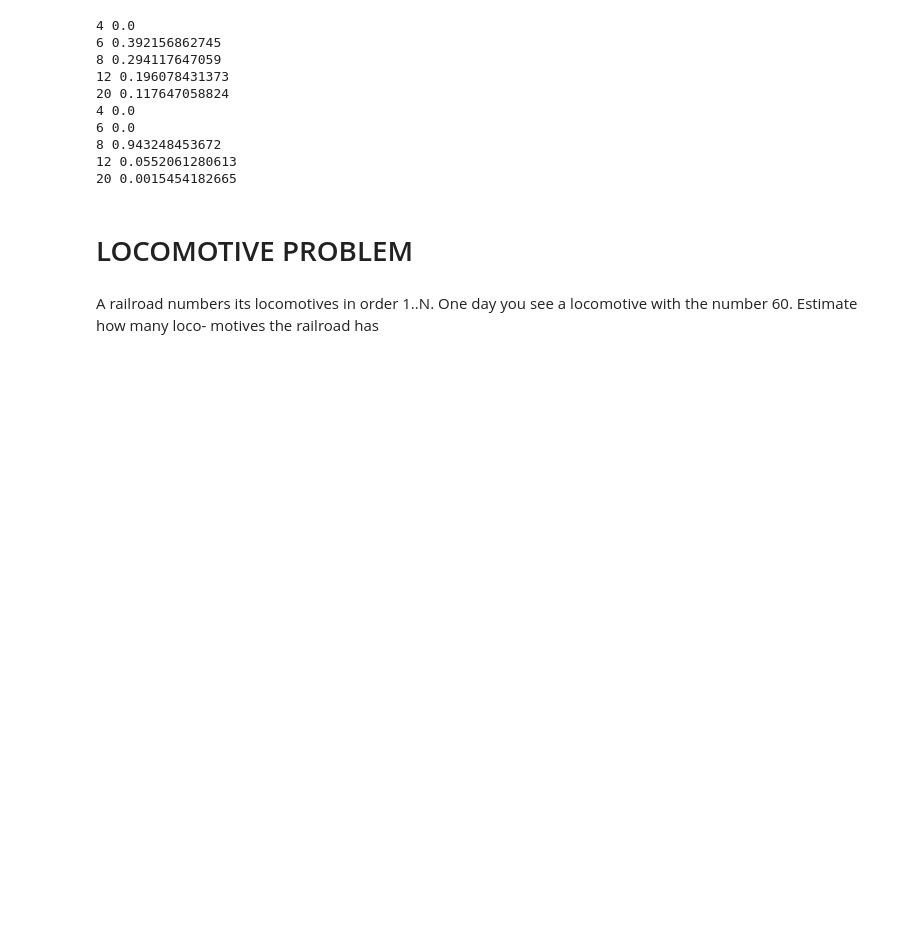
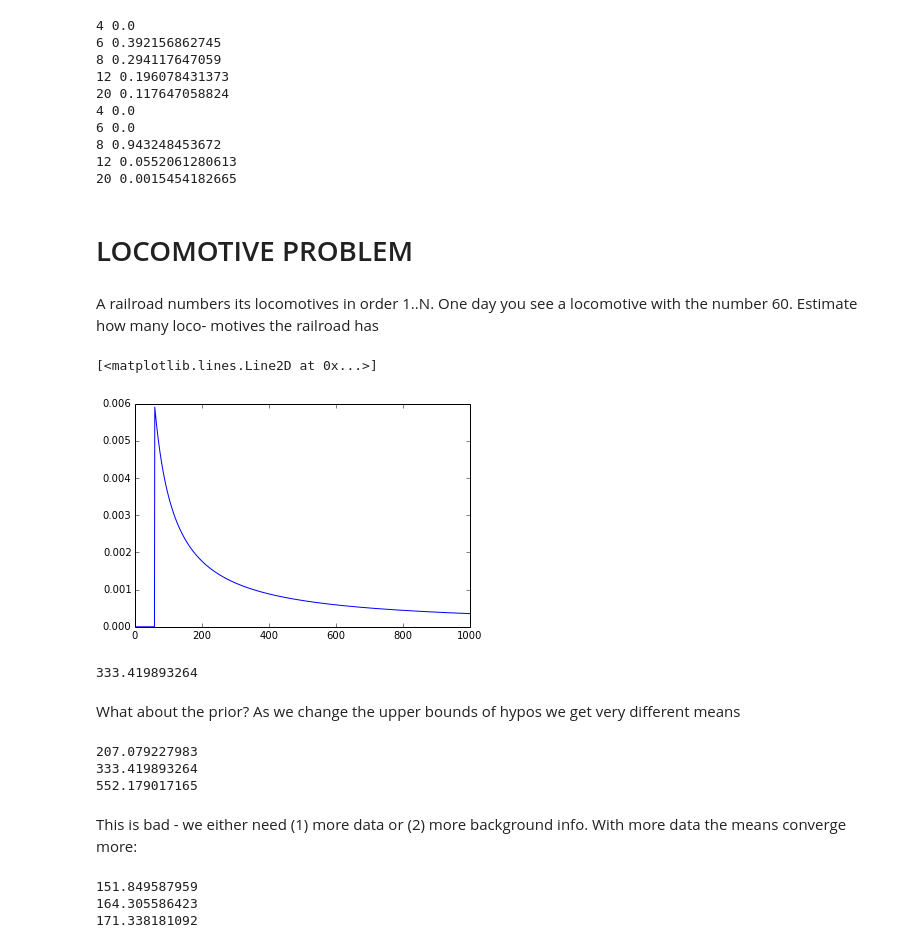
Before and after one commit to tfolkman/BayesForHackers, a Jupyter notebook: ThinkBayes.ipynb, the cells around one changed output. Cells and saved outputs as stored; diff of their text form; code cells hidden in the pictures; blank space fills up the shorter version.

```diff
--- a/ThinkBayes.ipynb
+++ b/ThinkBayes.ipynb
@@ -104,3 +107,59 @@ suite.Print()
 A railroad numbers its locomotives in order 1..N. One day you
 see a locomotive with the number 60. Estimate how many loco-
 motives the railroad has
+# %%
+#CREATE LIKELIHOOD FUNCTION
+
+class Train(Suite):
+    def Likelihood(self,data,hypo):
+        if hypo < data:
+            return 0
+        else:
+            return 1.0/hypo
+
+#Define set of hypos from 1 to 1000 trains
+hypos = xrange(1,1001)
+#Set priors - uniform
+suite = Train(hypos)
+#Update with data - saw 60 locos
+suite.Update(60)
+probs = [y for x,y in suite.Items()]
+#PLOT POSTERIOR DIST -> pick 60 if want to maximize chance of being correct
+plt.plot(hypos,probs)
+# %% [output]
+[<matplotlib.lines.Line2D at 0x...>]
+[figure, added]
+# %%
+#Maybe the mean of the posterior is a better choice - this would minimize error
+print suite.Mean()
+# %% [output]
+333.419893264
+# %% [markdown]
+What about the prior? As we change the upper bounds of hypos we get very different means
+# %%
+def trainMax(hypos):
+    suite = Train(hypos)
+    suite.Update(60)
+    print suite.Mean()
+trainMax(xrange(1,501))
+trainMax(xrange(1,1001))
+trainMax(xrange(1,2001))
+# %% [output]
+207.079227983
+333.419893264
+552.179017165
+# %% [markdown]
+This is bad - we either need (1) more data or (2) more background info. With more data the means converge more:
+# %%
+def trainMax(hypos):
+    suite = Train(hypos)
+    for data in [60,30,90]:
+        suite.Update(data)
+    print suite.Mean()
+trainMax(xrange(1,501))
+trainMax(xrange(1,1001))
+trainMax(xrange(1,2001))
+# %% [output]
+151.849587959
+164.305586423
+171.338181092
```
Also changed, not shown: parts of 22 cells of this notebook.
